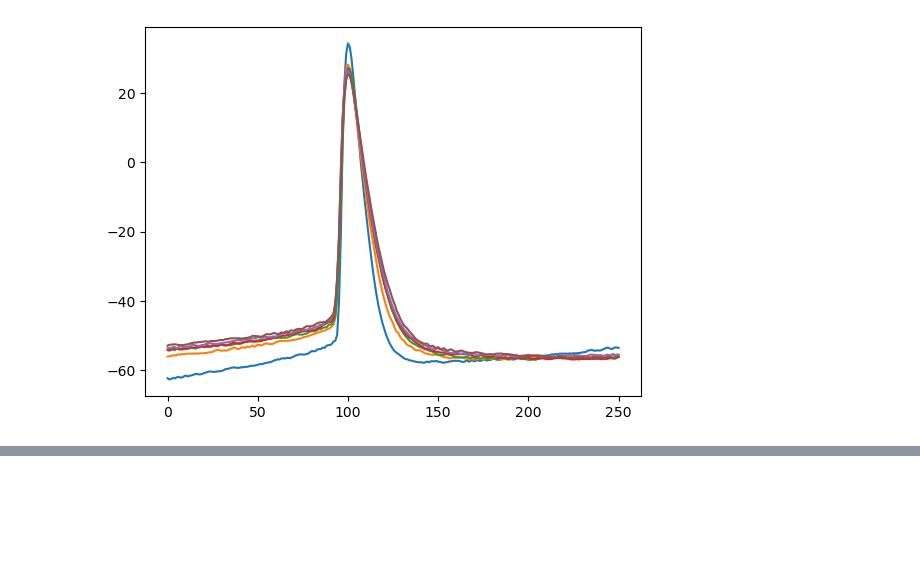
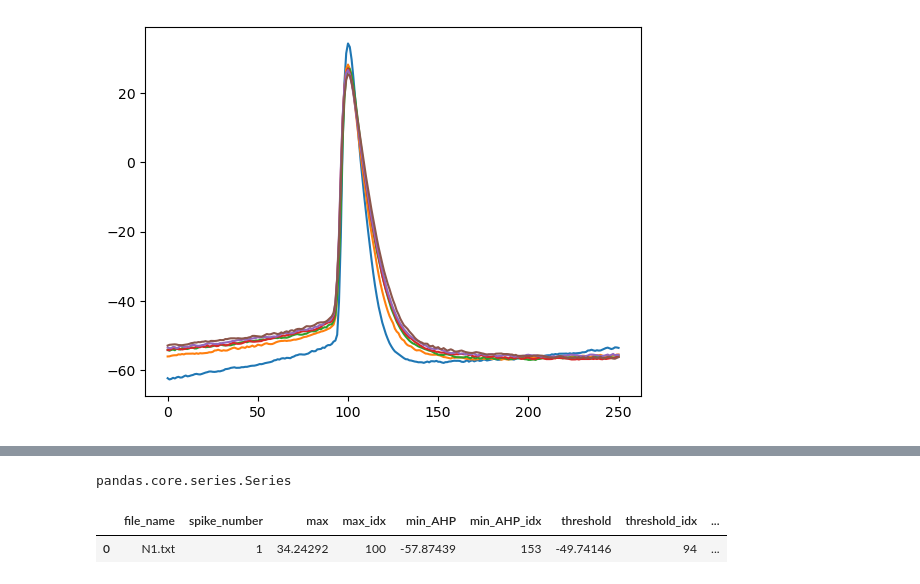
Before and after one commit to AlanYWu/Pioneer_spike-train-analysis, a Jupyter notebook: data processing_class.ipynb, the cells around one changed output, grey strips where cells are left out. Saved outputs shown, nothing was run; the diff lists cells and outputs as text; code cells hidden in the pictures; blank space fills up the shorter version.

```diff
--- a/data processing_class.ipynb
+++ b/data processing_class.ipynb
@@ -329,0 +371,9 @@ spike number 6
+# %%
+type(spike)
+# %% [output]
+pandas.core.series.Series
+# %%
+a.spike_processing_main()
+# %% [output]
+|  | file_name | spike_number | max | max_idx | min_AHP | min_AHP_idx | threshold | threshold_idx | ... |
+| 0 | N1.txt | 1 | 34.24292 | 100 | -57.87439 | 153 | -49.74146 | 94 | ... |
```
Also changed, not shown: parts of 4 cells of this notebook, 1 other file.
